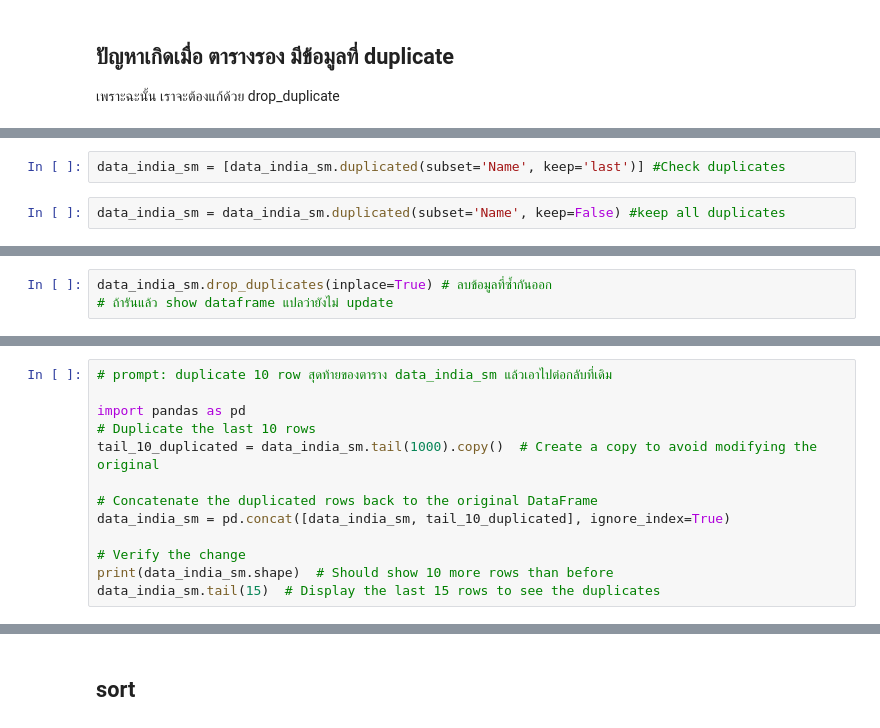
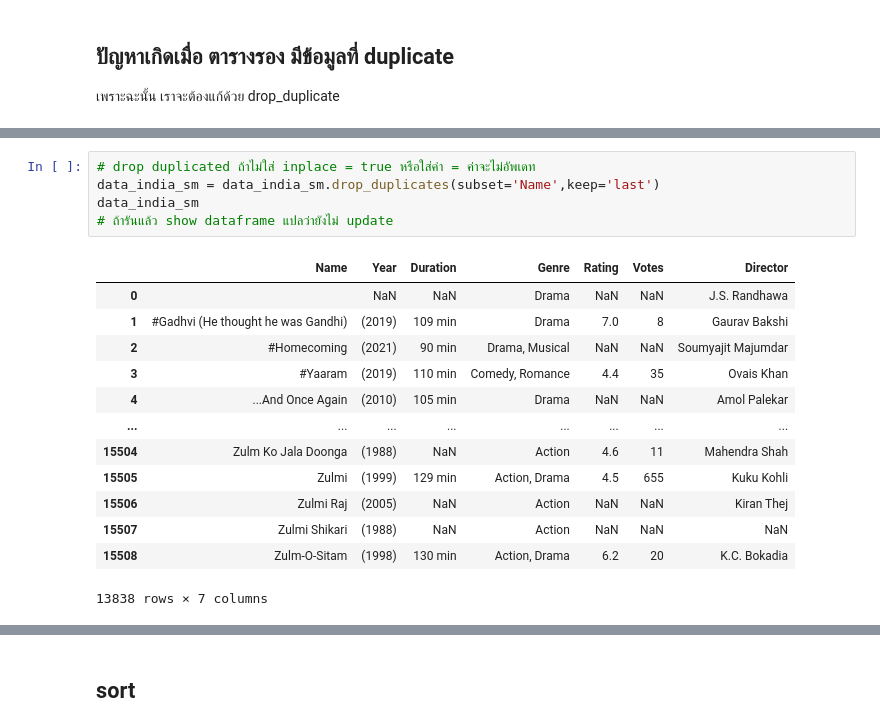
Before and after one commit to RatchanonPa/python_dataviz2024, a Jupyter notebook: Pandas102_2024.ipynb, the cells around one changed output, grey strips where cells are left out. Saved outputs shown, nothing was run; the diff lists cells and outputs as text.

```diff
--- a/Pandas102_2024.ipynb
+++ b/Pandas102_2024.ipynb
@@ -176,7 +176,3 @@ data_india_sm[data_india_sm.duplicated(subset='Name', keep=False)] #Check duplic
 | 15485 | Zingaro | (1963) | NaN | NaN | NaN | NaN | Chandrakant |
 | 15486 | Zingaro | (1935) | NaN | NaN | NaN | NaN | S.N. Bhende |
 2900 rows × 7 columns
-# %%
-data_india_sm = [data_india_sm.duplicated(subset='Name', keep='last')] #Check duplicates
-# %%
-data_india_sm = data_india_sm.duplicated(subset='Name', keep=False) #keep all duplicates
@@ -185,3 +178,0 @@ TypeError: Series.duplicated() got an unexpected keyword argument 'subset'
-# %%
-data_india_sm.drop_duplicates(inplace=True) # ลบข้อมูลที่ซ้ำกันออก
-# ถ้ารันแล้ว show dataframe แปลว่ายังไม่ update
@@ -193,13 +178,0 @@ See the caveats in the documentation: https://pandas.pydata.org/pandas-docs/stab
-# %%
-# prompt: duplicate 10 row สุดท้ายของตาราง data_india_sm แล้วเอาไปต่อกลับที่เดิม
-
-import pandas as pd
-# Duplicate the last 10 rows
-tail_10_duplicated = data_india_sm.tail(1000).copy()  # Create a copy to avoid modifying the original
-
-# Concatenate the duplicated rows back to the original DataFrame
-data_india_sm = pd.concat([data_india_sm, tail_10_duplicated], ignore_index=True)
-
-# Verify the change
-print(data_india_sm.shape)  # Should show 10 more rows than before
-data_india_sm.tail(15)  # Display the last 15 rows to see the duplicates
@@ -243,0 +179,19 @@ pd.merge(data_director_sm, data_india_sm, left_on='Known For', right_on='Name')
+# %%
+# drop duplicated ถ้าไม่ใส่ inplace = true หรือใส่ค่า = ค่าจะไม่อัพเดท
+data_india_sm = data_india_sm.drop_duplicates(subset='Name',keep='last')
+data_india_sm
+# ถ้ารันแล้ว show dataframe แปลว่ายังไม่ update
+# %% [output]
+|  | Name | Year | Duration | Genre | Rating | Votes | Director |
+| 0 |  | NaN | NaN | Drama | NaN | NaN | J.S. Randhawa |
+| 1 | #Gadhvi (He thought he was Gandhi) | (2019) | 109 min | Drama | 7.0 | 8 | Gaurav Bakshi |
+| 2 | #Homecoming | (2021) | 90 min | Drama, Musical | NaN | NaN | Soumyajit Majumdar |
+| 3 | #Yaaram | (2019) | 110 min | Comedy, Romance | 4.4 | 35 | Ovais Khan |
+| 4 | ...And Once Again | (2010) | 105 min | Drama | NaN | NaN | Amol Palekar |
+| ... | ... | ... | ... | ... | ... | ... | ... |
+| 15504 | Zulm Ko Jala Doonga | (1988) | NaN | Action | 4.6 | 11 | Mahendra Shah |
+| 15505 | Zulmi | (1999) | 129 min | Action, Drama | 4.5 | 655 | Kuku Kohli |
+| 15506 | Zulmi Raj | (2005) | NaN | Action | NaN | NaN | Kiran Thej |
+| 15507 | Zulmi Shikari | (1988) | NaN | Action | NaN | NaN | NaN |
+| 15508 | Zulm-O-Sitam | (1998) | 130 min | Action, Drama | 6.2 | 20 | K.C. Bokadia |
+13838 rows × 7 columns
```
Also changed, not shown: parts of 21 cells of this notebook.
